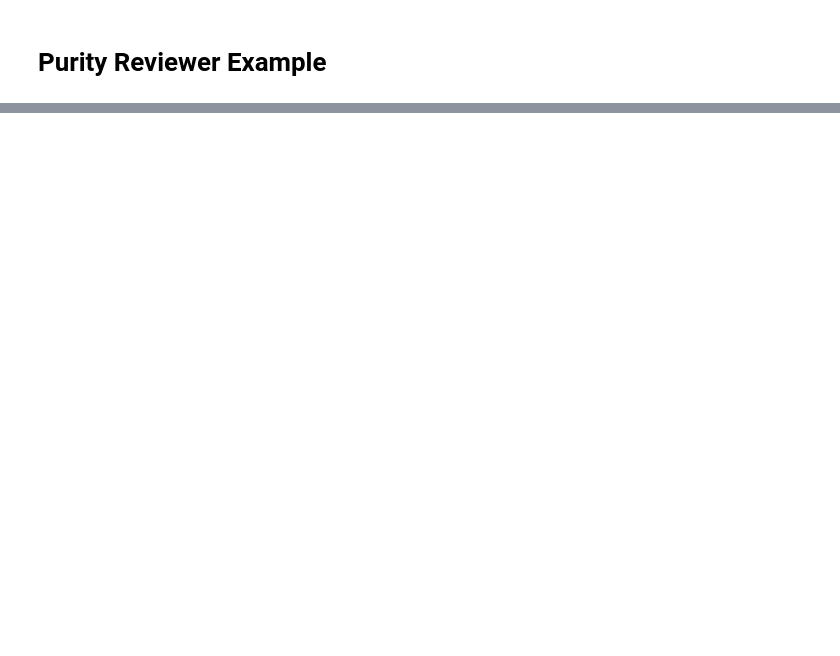
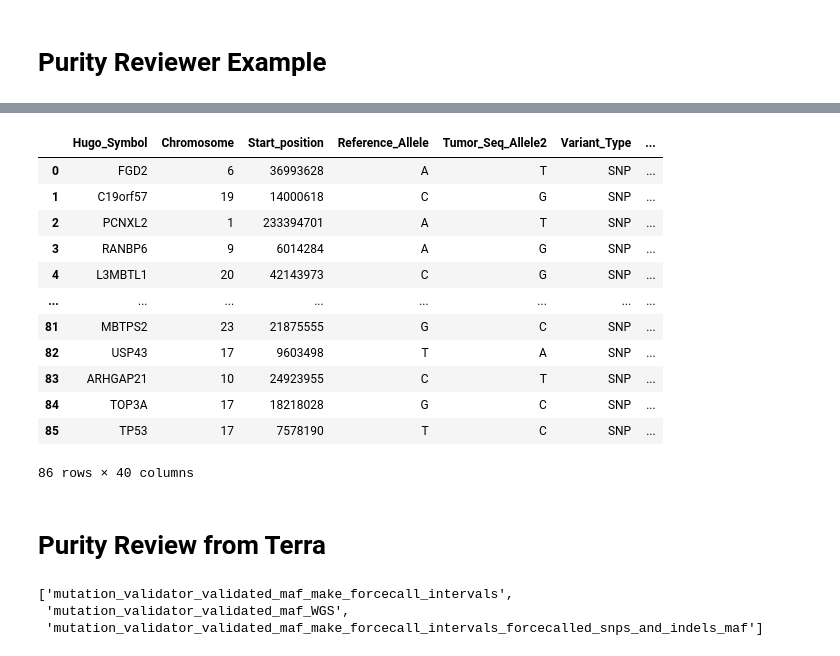
Before and after one commit to getzlab/PurityReviewer, a Jupyter notebook: example_notebooks/purity_reviewer_example.ipynb, the cells around one changed output, grey strips where cells are left out. Drawn from its saved outputs; the diff is of its cells as text; code cells hidden in the pictures; blank space fills up the shorter version.

Commit message:
update reviewer example notebook

```diff
--- a/example_notebooks/purity_reviewer_example.ipynb
+++ b/example_notebooks/purity_reviewer_example.ipynb
@@ -133,0 +186,18 @@ Dash app running on http://0.0.0.0:8099/
+# %%
+df
+# %% [output]
+|  | Hugo_Symbol | Chromosome | Start_position | Reference_Allele | Tumor_Seq_Allele2 | Variant_Type | ... |
+| 0 | FGD2 | 6 | 36993628 | A | T | SNP | ... |
+| 1 | C19orf57 | 19 | 14000618 | C | G | SNP | ... |
+| 2 | PCNXL2 | 1 | 233394701 | A | T | SNP | ... |
+| 3 | RANBP6 | 9 | 6014284 | A | G | SNP | ... |
+| 4 | L3MBTL1 | 20 | 42143973 | C | G | SNP | ... |
+| ... | ... | ... | ... | ... | ... | ... | ... |
+| 81 | MBTPS2 | 23 | 21875555 | G | C | SNP | ... |
+| 82 | USP43 | 17 | 9603498 | T | A | SNP | ... |
+| 83 | ARHGAP21 | 10 | 24923955 | C | T | SNP | ... |
+| 84 | TOP3A | 17 | 18218028 | G | C | SNP | ... |
+| 85 | TP53 | 17 | 7578190 | T | C | SNP | ... |
+86 rows × 40 columns
+# %% [markdown]
+# Purity Review from Terra
@@ -133,0 +208,6 @@ Dash app running on http://0.0.0.0:8099/
+# %%
+[c for c in pairs_df.columns.tolist() if 'mutation_validator_validated_maf' in c]
+# %% [output]
+['mutation_validator_validated_maf_make_forcecall_intervals',
+ 'mutation_validator_validated_maf_WGS',
+ 'mutation_validator_validated_maf_make_forcecall_intervals_forcecalled_snps_and_indels_maf']
```
Also changed, not shown: parts of 40 cells of this notebook, 11 other files.
